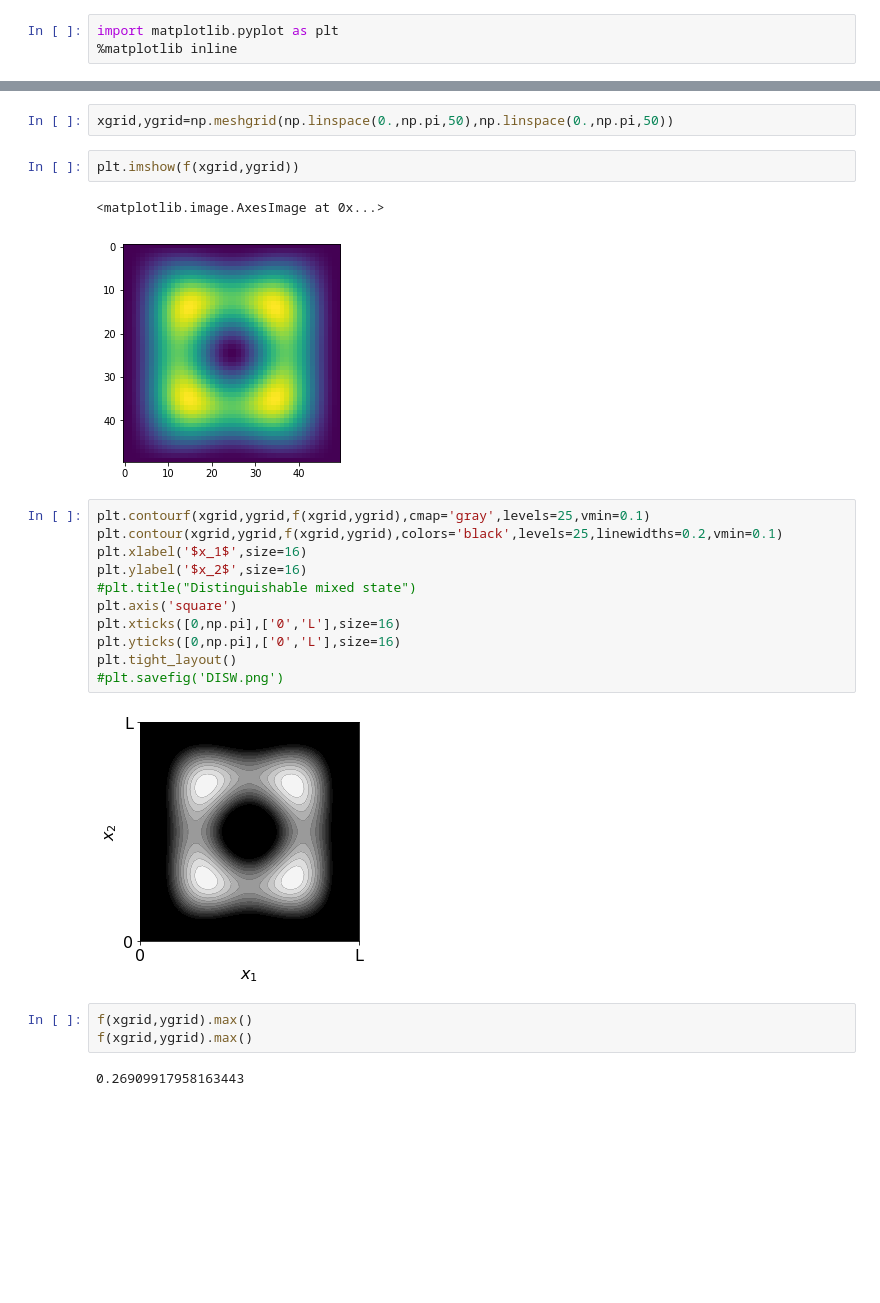
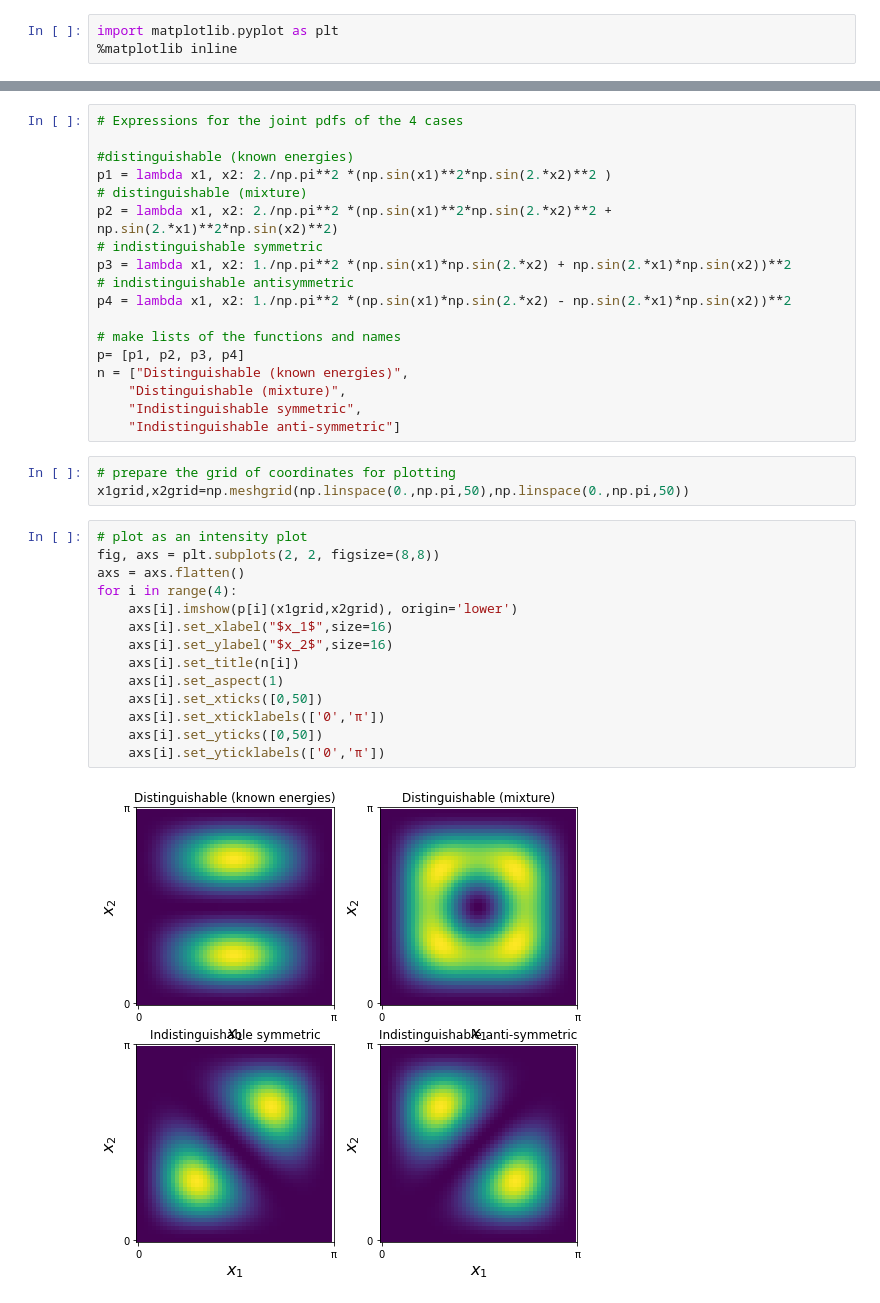
Before and after one commit to corcoted/Phys475, a Jupyter notebook: ISW2particle.ipynb, the cells around one changed output, grey strips where cells are left out. Saved outputs shown, nothing was run; the diff lists cells and outputs as text; blank space fills up the shorter version.

```diff
--- a/ISW2particle.ipynb
+++ b/ISW2particle.ipynb
@@ -8,25 +20,37 @@ f = lambda x, y: 2./np.pi**2 *(np.sin(x)**2*np.sin(2.*y)**2 + np.sin(2.*x)**2*np
+# %%
+# Expressions for the joint pdfs of the 4 cases
+
+#distinguishable (known energies)
+p1 = lambda x1, x2: 2./np.pi**2 *(np.sin(x1)**2*np.sin(2.*x2)**2 )
+# distinguishable (mixture)
+p2 = lambda x1, x2: 2./np.pi**2 *(np.sin(x1)**2*np.sin(2.*x2)**2 + np.sin(2.*x1)**2*np.sin(x2)**2)
+# indistinguishable symmetric
+p3 = lambda x1, x2: 1./np.pi**2 *(np.sin(x1)*np.sin(2.*x2) + np.sin(2.*x1)*np.sin(x2))**2
+# indistinguishable antisymmetric
+p4 = lambda x1, x2: 1./np.pi**2 *(np.sin(x1)*np.sin(2.*x2) - np.sin(2.*x1)*np.sin(x2))**2
+
+# make lists of the functions and names
+p= [p1, p2, p3, p4]
+n = ["Distinguishable (known energies)",
+    "Distinguishable (mixture)",
+    "Indistinguishable symmetric",
+    "Indistinguishable anti-symmetric"]
 # %%
-xgrid,ygrid=np.meshgrid(np.linspace(0.,np.pi,50),np.linspace(0.,np.pi,50))
+# prepare the grid of coordinates for plotting
+x1grid,x2grid=np.meshgrid(np.linspace(0.,np.pi,50),np.linspace(0.,np.pi,50))
-# %%
-plt.imshow(f(xgrid,ygrid))
-# %% [output]
-<matplotlib.image.AxesImage at 0x...>
-[figure, removed]
-# %%
-plt.contourf(xgrid,ygrid,f(xgrid,ygrid),cmap='gray',levels=25,vmin=0.1)
-plt.contour(xgrid,ygrid,f(xgrid,ygrid),colors='black',levels=25,linewidths=0.2,vmin=0.1)
-plt.xlabel('$x_1$',size=16)
-plt.ylabel('$x_2$',size=16)
-#plt.title("Distinguishable mixed state")
-plt.axis('square')
-plt.xticks([0,np.pi],['0','L'],size=16)
-plt.yticks([0,np.pi],['0','L'],size=16)
-plt.tight_layout()
-#plt.savefig('DISW.png')
-# %% [output]
-[figure, removed]
-# %%
-f(xgrid,ygrid).max()
-f(xgrid,ygrid).max()
-# %% [output]
-0.26909917958163443
+# %%
+# plot as an intensity plot
+fig, axs = plt.subplots(2, 2, figsize=(8,8))
+axs = axs.flatten()
+for i in range(4):
+    axs[i].imshow(p[i](x1grid,x2grid), origin='lower')
+    axs[i].set_xlabel("$x_1$",size=16)
+    axs[i].set_ylabel("$x_2$",size=16)
+    axs[i].set_title(n[i])
+    axs[i].set_aspect(1)
+    axs[i].set_xticks([0,50])
+    axs[i].set_xticklabels(['0','π'])
+    axs[i].set_yticks([0,50])
+    axs[i].set_yticklabels(['0','π'])
+# %% [output]
+[figure, added]
```
Also changed, not shown: parts of 9 cells of this notebook, 1 other file.
